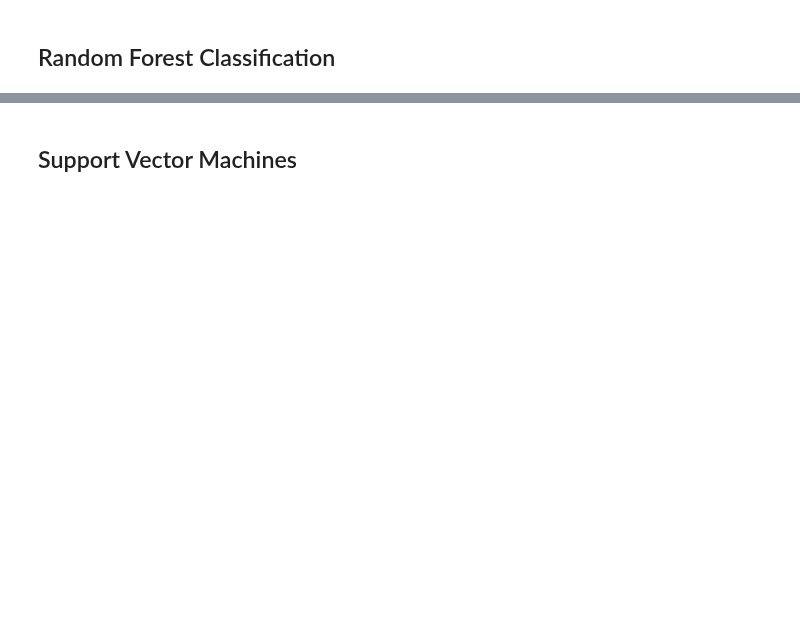
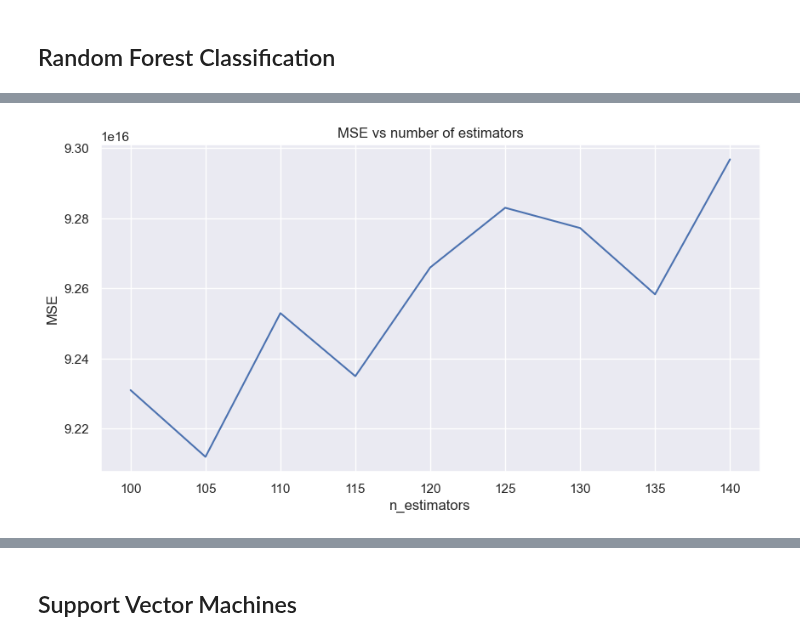
Before and after one commit to uzitak161/DS3000_Project, a Jupyter notebook: Project.EDA.ipynb, the cells around one changed output, grey strips where cells are left out. Saved outputs shown, nothing was run; the diff lists cells and outputs as text; code cells hidden in the pictures; blank space fills up the shorter version.

```diff
--- a/Project.EDA.ipynb
+++ b/Project.EDA.ipynb
@@ -531,0 +481,10 @@ With 90 estimators we were able to acquire an accuracy score of ~56%.
+# %%
+# Plot accuracy scores with different n_estimators
+plt.figure(figsize=(10, 5))
+plt.plot(list(accuracy_scores.keys()), list(accuracy_scores.values()))
+plt.xlabel('n_estimators')
+plt.ylabel('MSE')
+plt.title('MSE vs number of estimators')
+plt.show()
+# %% [output]
+[figure, added]
```
Also changed, not shown: parts of 20 cells of this notebook.
